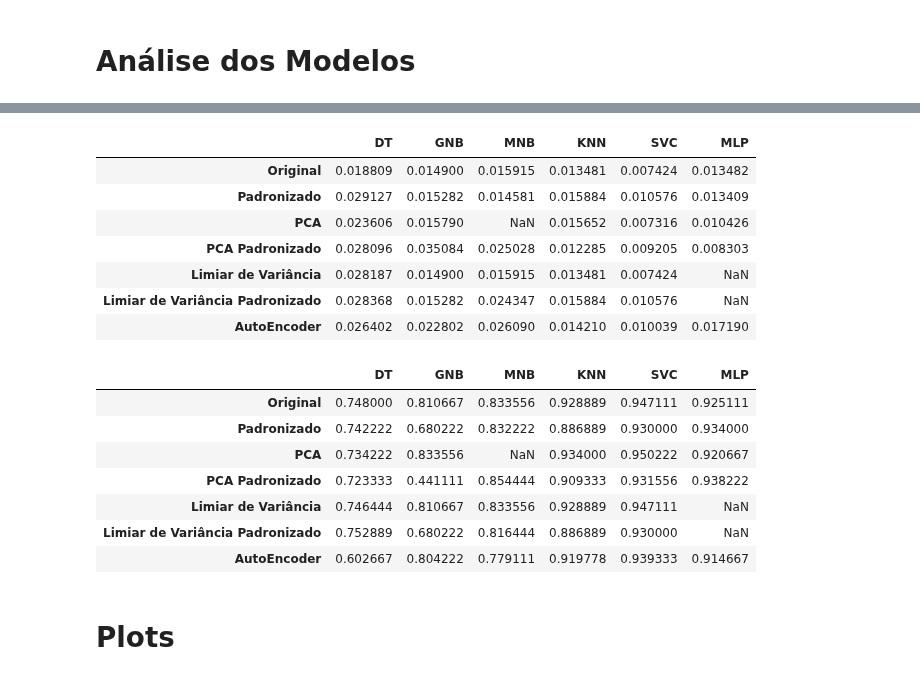
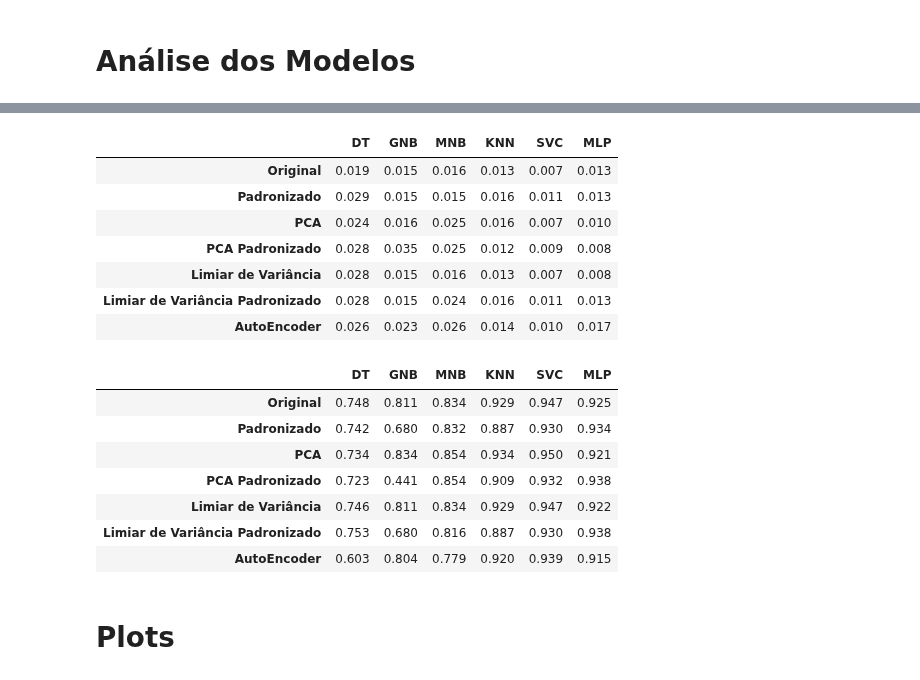
Before and after one commit to carlosgcarneiro/PESMnist, a Jupyter notebook: aed_mnist.ipynb, the cells around one changed output, grey strips where cells are left out. Drawn from its saved outputs; the diff is of its cells as text; code cells hidden in the pictures.

```diff
--- a/aed_mnist.ipynb
+++ b/aed_mnist.ipynb
@@ -125,6 +125,8 @@ mlp_enc = load_metrics('mlp_enc')
 mlp_pca = load_metrics('mlp_pca')
 mlp_pca_scaled = load_metrics('mlp_pca_scaled')
 mlp_scaled = load_metrics('mlp_scaled')
+mlp_fs = load_metrics('mlp_fs')
+mlp_fs_scaled = load_metrics('mlp_fs_scaled')
 # %% [markdown]
 # Análise dos Modelos
 # %%
@@ -164,30 +166,30 @@ df_acc_std = pd.DataFrame({
     'MNB': [mnb[0].std(), mnb_scaled[0].std(), mnb_pca_scaled[0].std(), mnb_pca_scaled[0].std(), mnb_fs[0].std(), mnb_fs_scaled[0].std(), mnb_enc[0].std()],
     'KNN': [knn[0].std(), knn_scaled[0].std(), knn_pca[0].std(), knn_pca_scaled[0].std(), knn_fs[0].std(), knn_fs_scaled[0].std(), knn_enc[0].std()],
     'SVC': [svc[0].std(), svc_scaled[0].std(), svc_pca[0].std(), svc_pca_scaled[0].std(), svc_fs[0].std(), svc_fs_scaled[0].std(), svc_enc[0].std()],
-    'MLP': [mlp[0].std(), mlp_scaled[0].std(), mlp_pca[0].std(), mlp_pca_scaled[0].std(), np.nan, np.nan, mlp_enc[0].std()],
+    'MLP': [mlp[0].std(), mlp_scaled[0].std(), mlp_pca[0].std(), mlp_pca_scaled[0].std(), mlp_fs[0].std(), mlp_fs_scaled[0].std(), mlp_enc[0].std()],
 }, index=['Original', 'Padronizado', 'PCA', 'PCA Padronizado', 'Limiar de Variância', 'Limiar de Variância Padronizado', 'AutoEncoder'])
 # %%
-df_acc_std
+df_acc_std.round(3)
 # %% [output]
 |  | DT | GNB | MNB | KNN | SVC | MLP |
-| Original | 0.018809 | 0.014900 | 0.015915 | 0.013481 | 0.007424 | 0.013482 |
-| Padronizado | 0.029127 | 0.015282 | 0.014581 | 0.015884 | 0.010576 | 0.013409 |
-| PCA | 0.023606 | 0.015790 | NaN | 0.015652 | 0.007316 | 0.010426 |
-| PCA Padronizado | 0.028096 | 0.035084 | 0.025028 | 0.012285 | 0.009205 | 0.008303 |
-| Limiar de Variância | 0.028187 | 0.014900 | 0.015915 | 0.013481 | 0.007424 | NaN |
-| Limiar de Variância Padronizado | 0.028368 | 0.015282 | 0.024347 | 0.015884 | 0.010576 | NaN |
-| AutoEncoder | 0.026402 | 0.022802 | 0.026090 | 0.014210 | 0.010039 | 0.017190 |
+| Original | 0.019 | 0.015 | 0.016 | 0.013 | 0.007 | 0.013 |
+| Padronizado | 0.029 | 0.015 | 0.015 | 0.016 | 0.011 | 0.013 |
+| PCA | 0.024 | 0.016 | 0.025 | 0.016 | 0.007 | 0.010 |
+| PCA Padronizado | 0.028 | 0.035 | 0.025 | 0.012 | 0.009 | 0.008 |
+| Limiar de Variância | 0.028 | 0.015 | 0.016 | 0.013 | 0.007 | 0.008 |
+| Limiar de Variância Padronizado | 0.028 | 0.015 | 0.024 | 0.016 | 0.011 | 0.013 |
+| AutoEncoder | 0.026 | 0.023 | 0.026 | 0.014 | 0.010 | 0.017 |
 # %%
-df_acc
+df_acc.round(3)
 # %% [output]
 |  | DT | GNB | MNB | KNN | SVC | MLP |
-| Original | 0.748000 | 0.810667 | 0.833556 | 0.928889 | 0.947111 | 0.925111 |
-| Padronizado | 0.742222 | 0.680222 | 0.832222 | 0.886889 | 0.930000 | 0.934000 |
-| PCA | 0.734222 | 0.833556 | NaN | 0.934000 | 0.950222 | 0.920667 |
-| PCA Padronizado | 0.723333 | 0.441111 | 0.854444 | 0.909333 | 0.931556 | 0.938222 |
-| Limiar de Variância | 0.746444 | 0.810667 | 0.833556 | 0.928889 | 0.947111 | NaN |
-| Limiar de Variância Padronizado | 0.752889 | 0.680222 | 0.816444 | 0.886889 | 0.930000 | NaN |
-| AutoEncoder | 0.602667 | 0.804222 | 0.779111 | 0.919778 | 0.939333 | 0.914667 |
+| Original | 0.748 | 0.811 | 0.834 | 0.929 | 0.947 | 0.925 |
+| Padronizado | 0.742 | 0.680 | 0.832 | 0.887 | 0.930 | 0.934 |
+| PCA | 0.734 | 0.834 | 0.854 | 0.934 | 0.950 | 0.921 |
+| PCA Padronizado | 0.723 | 0.441 | 0.854 | 0.909 | 0.932 | 0.938 |
+| Limiar de Variância | 0.746 | 0.811 | 0.834 | 0.929 | 0.947 | 0.922 |
+| Limiar de Variância Padronizado | 0.753 | 0.680 | 0.816 | 0.887 | 0.930 | 0.938 |
+| AutoEncoder | 0.603 | 0.804 | 0.779 | 0.920 | 0.939 | 0.915 |
 # %% [markdown]
 # Plots
 # %%
```
Also changed, not shown: parts of 4 cells of this notebook, 5 other files.
